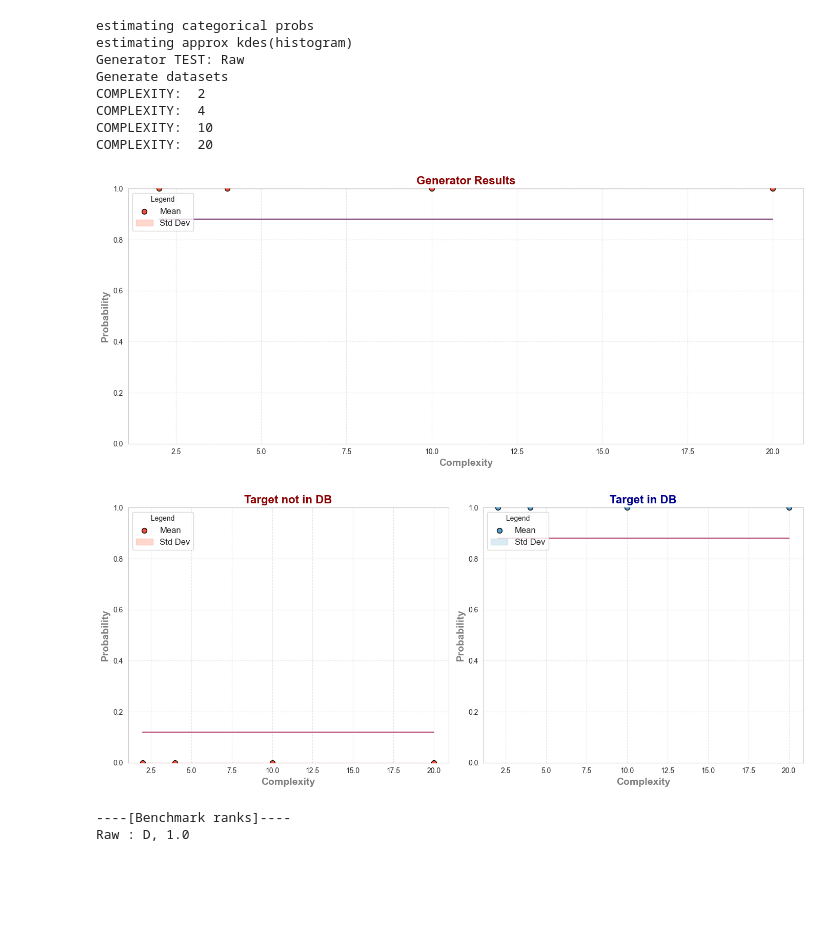
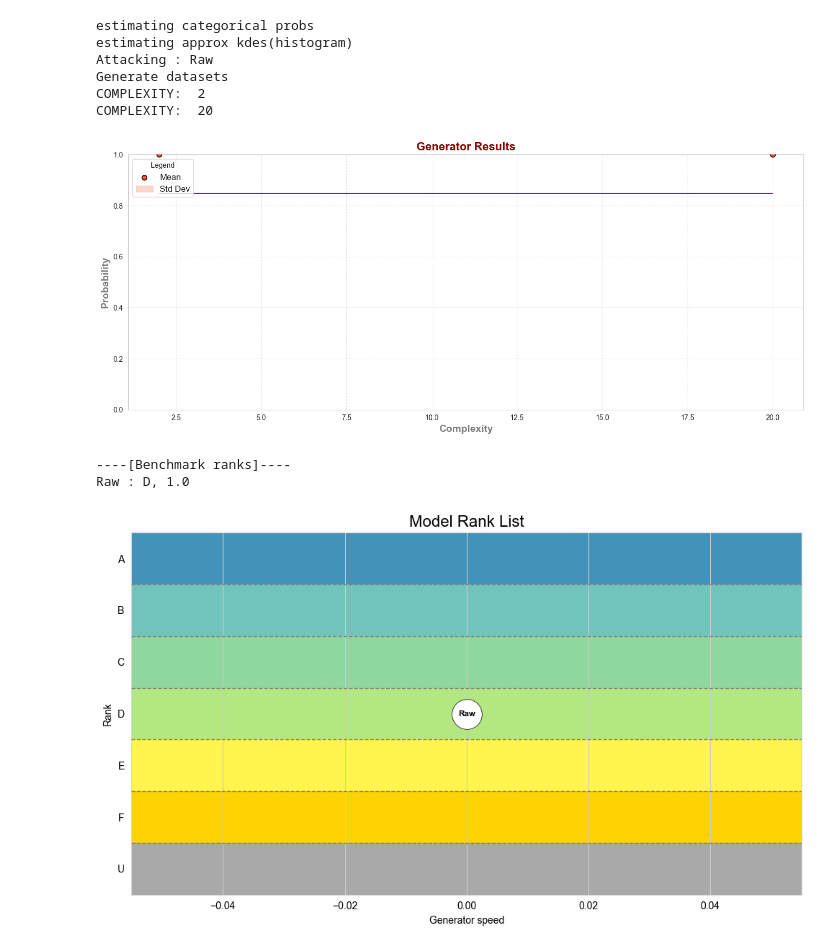
Before and after one commit to ArthGV/Benchmarking-of-Tabular-Synthetic-Data-Generation, a Jupyter notebook: privacy/run_pipeline.ipynb, the cells around one changed output. Saved outputs shown, nothing was run; the diff lists cells and outputs as text; code cells hidden in the pictures; blank space fills up the shorter version.

Commit message:
sexy output plot

```diff
--- a/privacy/run_pipeline.ipynb
+++ b/privacy/run_pipeline.ipynb
@@ -8,30 +8,28 @@ from utils.benchmark_metric import AUCMetric
 # %%
 data = tapas.datasets.TabularDataset.read("data/dummy")
 target_record = data.get_records([0])
 data.drop_records([0], in_place=True)
-attack = MyAttack(100, features=RandomTargetedQueryFeature(target_record,2,1))
+attack = MyAttack(100, features=RandomTargetedQueryFeature(target_record,4,1))
 
 #gen = ReprosynGenerator(DS_PRIVBAYES, label="PrivBayes", epsilon=1.0)
 
 pipeline = BenchmarkPipeline(data, attack, [Raw()], target_record=target_record)
 benchmarking_metric = AUCMetric([0,0.25,0.5,0.75])
 
 
 # just add the path to the folder where the generated data will be saved, the name of the file will be generated automatically
-pipeline.run([2,4, 10,20], 1, 2,  plot_style='single', benchmarking_metric=benchmarking_metric)
+pipeline.run([2,20], 1, 2,  plot_style='single', benchmarking_metric=benchmarking_metric)
 
 # if you want to run the attack without generating data, just set generate=False and add the path to the folder where the generated data will be saved
 # pipeline.run_importing_data([2,4], 1, 2, imported_data_path="data/shadow_datasets_Raw_4.pkl")
 # %% [output]
 estimating categorical probs
 estimating approx kdes(histogram)
-Generator TEST: Raw
+Attacking : Raw
 Generate datasets
 COMPLEXITY:  2
-COMPLEXITY:  4
-COMPLEXITY:  10
 COMPLEXITY:  20
-[figure, old version]
+[figure, new version]
+----[Benchmark ranks]----
+Raw : D, 1.0
-[figure, old version]
+[figure, new version]
-----[Benchmark ranks]----
-Raw : D, 1.0
```
Also changed, not shown: 4 other files.
